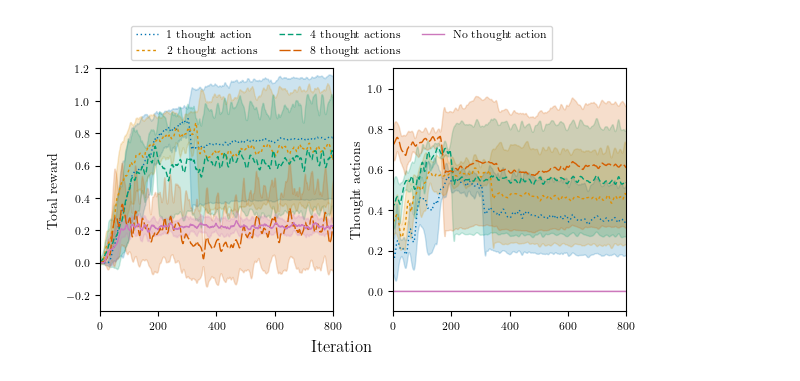
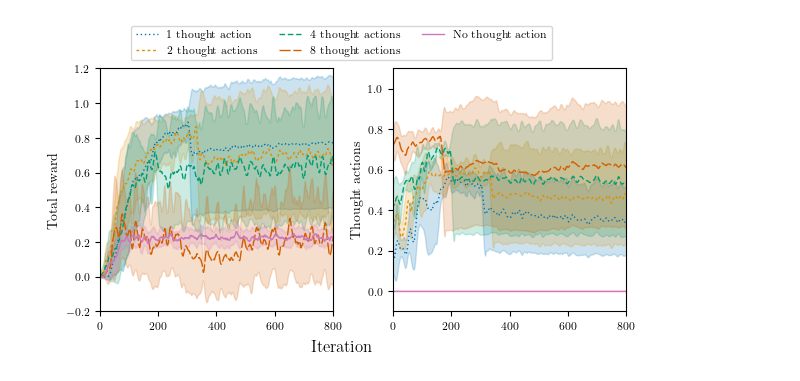
Before and after one commit to chanb/thinking-as-control, a Jupyter notebook: plot.ipynb, the cells around one changed output. Drawn from its saved outputs; the diff is of its cells as text; code cells hidden in the pictures.

```diff
--- a/plot.ipynb
+++ b/plot.ipynb
@@ -201,32 +201,32 @@ for ax_i, (key, stats_df) in enumerate(stats_dfs.items()):
         ax.fill_between(
             group["timepoint"],
             group["lower_smooth"],
             group["upper_smooth"],
             color=color,
             alpha=0.2,
         )
 
     if key == "frac_thought_acts":
         ax.set_ylabel("Thought actions %")
         ax.set_ylim(-0.1, 1.1)
     else:
         ax.set_ylabel("Total reward")
-        ax.set_ylim(-0.3, 1.2)
+        ax.set_ylim(-0.2, 1.2)
     ax.set_xlim(0, 800)
 
 fig.supxlabel("Iteration")
 fig.legend(
     bbox_to_anchor=(0.0, 1.0, 1.0, 0.0),
     loc="lower center",
     ncols=3,
     borderaxespad=0.0,
     frameon=True,
     fontsize="8",
 )
 
 # fig.tight_layout()
 # plt.subplots_adjust(bottom=0.25)
 # plt.show()
 plt.savefig("frozen_lake_v4-result.pdf", dpi=600, format="pdf", bbox_inches="tight")
 # %% [output]
-[figure, old version]
+[figure, new version]
```
